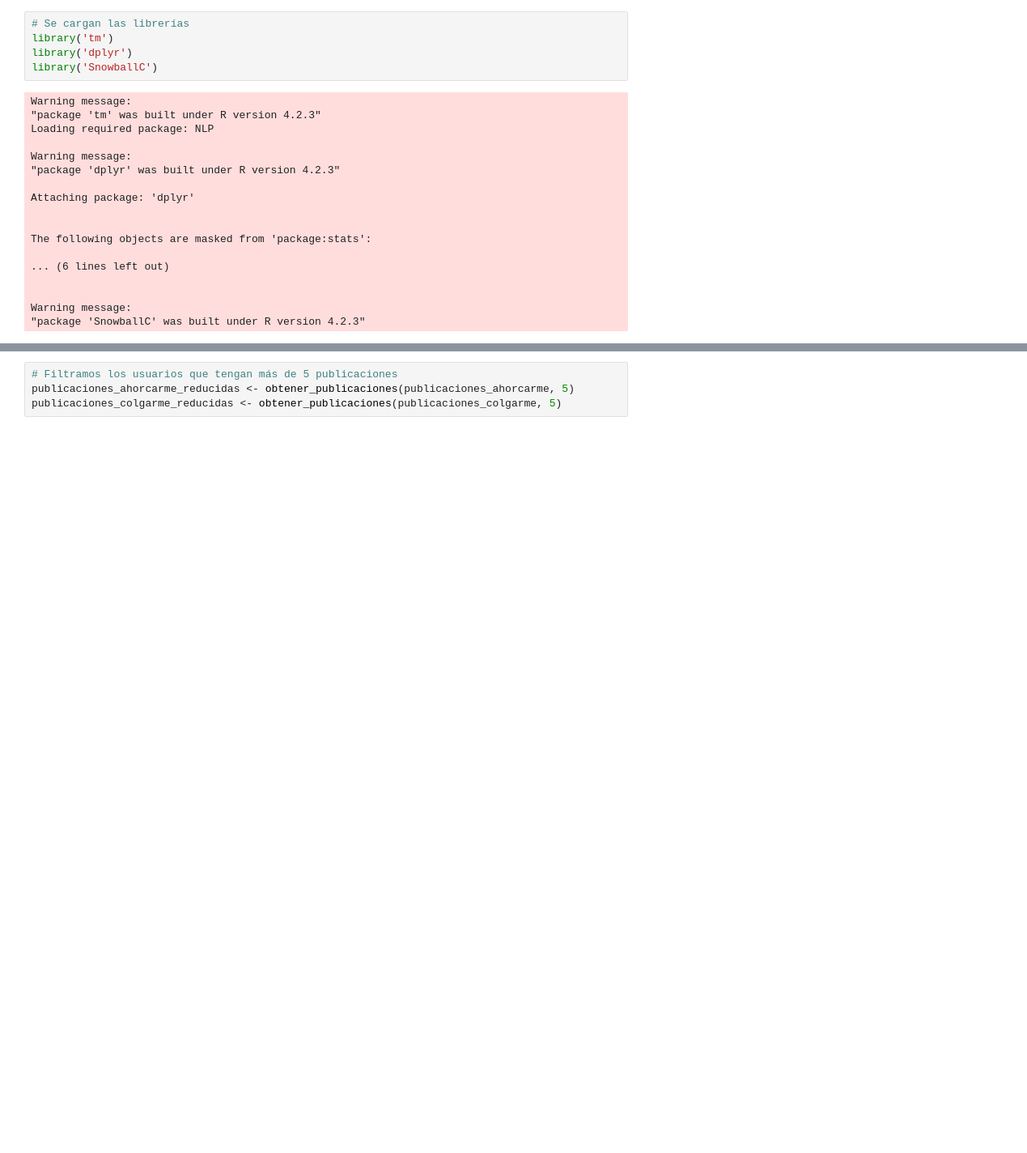
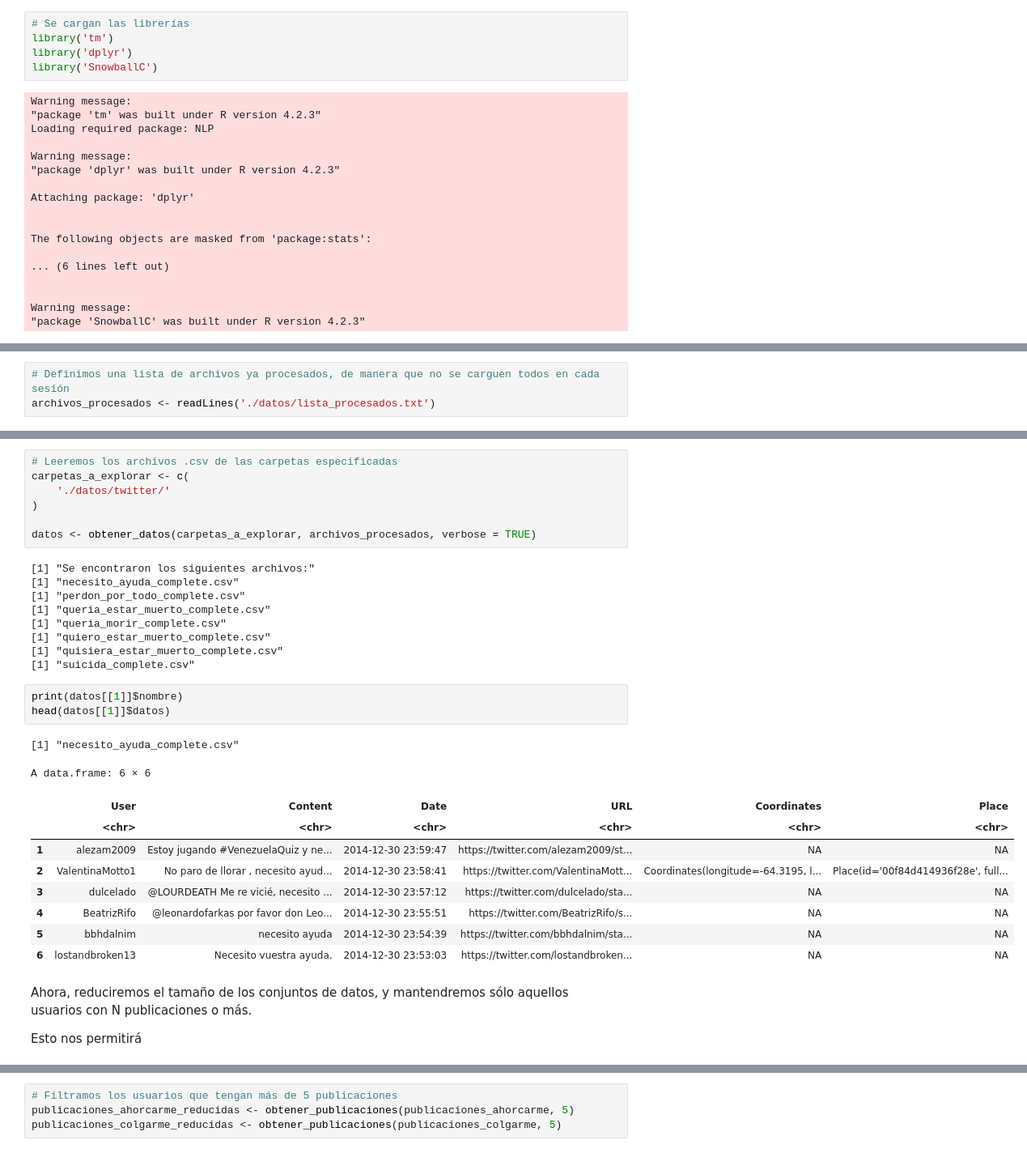
Before and after one commit to OrlolvareZ/deteccion-tend-suicidas, a Jupyter notebook: lista_negra.ipynb, the cells around one changed output, grey strips where cells are left out. Shown: that part at 81% size. Cells and saved outputs as stored; diff of their text form; blank space fills up the shorter version.

Commit message:
Todos los csv se ignoran, optimizacion en lista_negra

```diff
--- a/lista_negra.ipynb
+++ b/lista_negra.ipynb
@@ -71,0 +62,3 @@ A data.frame: 6 × 6
+# %%
+# Definimos una lista de archivos ya procesados, de manera que no se carguen todos en cada sesión
+archivos_procesados <- readLines('./datos/lista_procesados.txt')
@@ -71,0 +147,34 @@ A data.frame: 6 × 6
+# %%
+# Leeremos los archivos .csv de las carpetas especificadas
+carpetas_a_explorar <- c(
+    './datos/twitter/'
+)
+
+datos <- obtener_datos(carpetas_a_explorar, archivos_procesados, verbose = TRUE)
+# %% [output]
+[1] "Se encontraron los siguientes archivos:"
+[1] "necesito_ayuda_complete.csv"
+[1] "perdon_por_todo_complete.csv"
+[1] "queria_estar_muerto_complete.csv"
+[1] "queria_morir_complete.csv"
+[1] "quiero_estar_muerto_complete.csv"
+[1] "quisiera_estar_muerto_complete.csv"
+[1] "suicida_complete.csv"
+# %%
+print(datos[[1]]$nombre)
+head(datos[[1]]$datos)
+# %% [output]
+[1] "necesito_ayuda_complete.csv"
+A data.frame: 6 × 6
+|  | User | Content | Date | URL | Coordinates | Place |
+|  | <chr> | <chr> | <chr> | <chr> | <chr> | <chr> |
+| 1 | alezam2009 | Estoy jugando #VenezuelaQuiz y ne... | 2014-12-30 23:59:47 | https://twitter.com/alezam2009/st... | NA | NA |
+| 2 | ValentinaMotto1 | No paro de llorar , necesito ayud... | 2014-12-30 23:58:41 | https://twitter.com/ValentinaMott... | Coordinates(longitude=-64.3195, l... | Place(id='00f84d414936f28e', full... |
+| 3 | dulcelado | @LOURDEATH Me re vicié, necesito ... | 2014-12-30 23:57:12 | https://twitter.com/dulcelado/sta... | NA | NA |
+| 4 | BeatrizRifo | @leonardofarkas por favor don Leo... | 2014-12-30 23:55:51 | https://twitter.com/BeatrizRifo/s... | NA | NA |
+| 5 | bbhdalnim | necesito ayuda | 2014-12-30 23:54:39 | https://twitter.com/bbhdalnim/sta... | NA | NA |
+| 6 | lostandbroken13 | Necesito vuestra ayuda. | 2014-12-30 23:53:03 | https://twitter.com/lostandbroken... | NA | NA |
+# %% [markdown]
+Ahora, reduciremos el tamaño de los conjuntos de datos, y mantendremos sólo aquellos usuarios con N publicaciones o más.
+
+Esto nos permitirá
```
Also changed, not shown: parts of 7 cells of this notebook, 5 other files.
